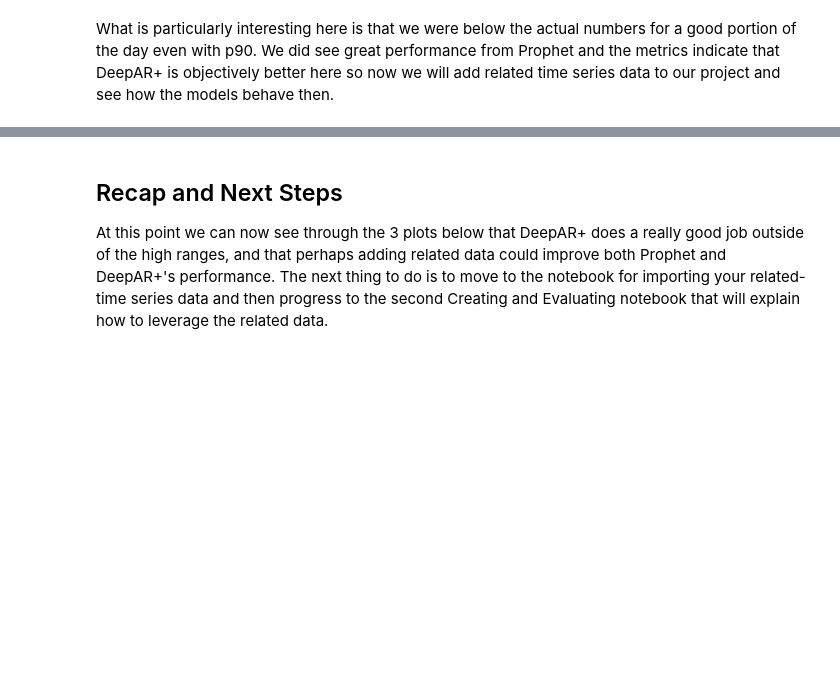
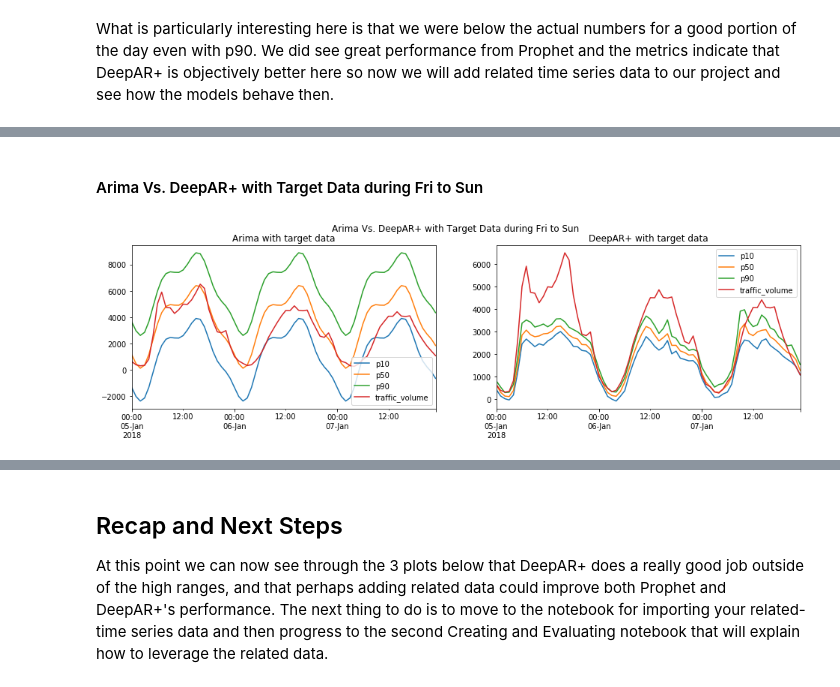
Before and after one commit to gonsoomoon-ml/Forecast, a Jupyter notebook: TrafficVolume/Creating_and_Evaluating_Predictors.ipynb, the cells around one changed output, grey strips where cells are left out. Drawn from its saved outputs; the diff is of its cells as text; code cells hidden in the pictures; blank space fills up the shorter version.

```diff
--- a/TrafficVolume/gs-Creating_and_Evaluating_Predictors.ipynb
+++ b/TrafficVolume/Creating_and_Evaluating_Predictors.ipynb
@@ -575,0 +641,11 @@ What is particularly interesting here is that we were below the actual numbers f
+# %% [markdown]
+#### Arima Vs. DeepAR+ with Target Data during Fri to Sun
+# %%
+show_two_chart_horizontal("Arima Vs. DeepAR+ with Target Data during Fri to Sun",
+                          arima_val_df_jan_5_7,
+                          "Arima with target data",
+                          deeparp_val_df_jan_5_7,
+                          "DeepAR+ with target data",
+                         )
+# %% [output]
+[figure, added]
```
Also changed, not shown: parts of 33 cells of this notebook, 7 other files.
